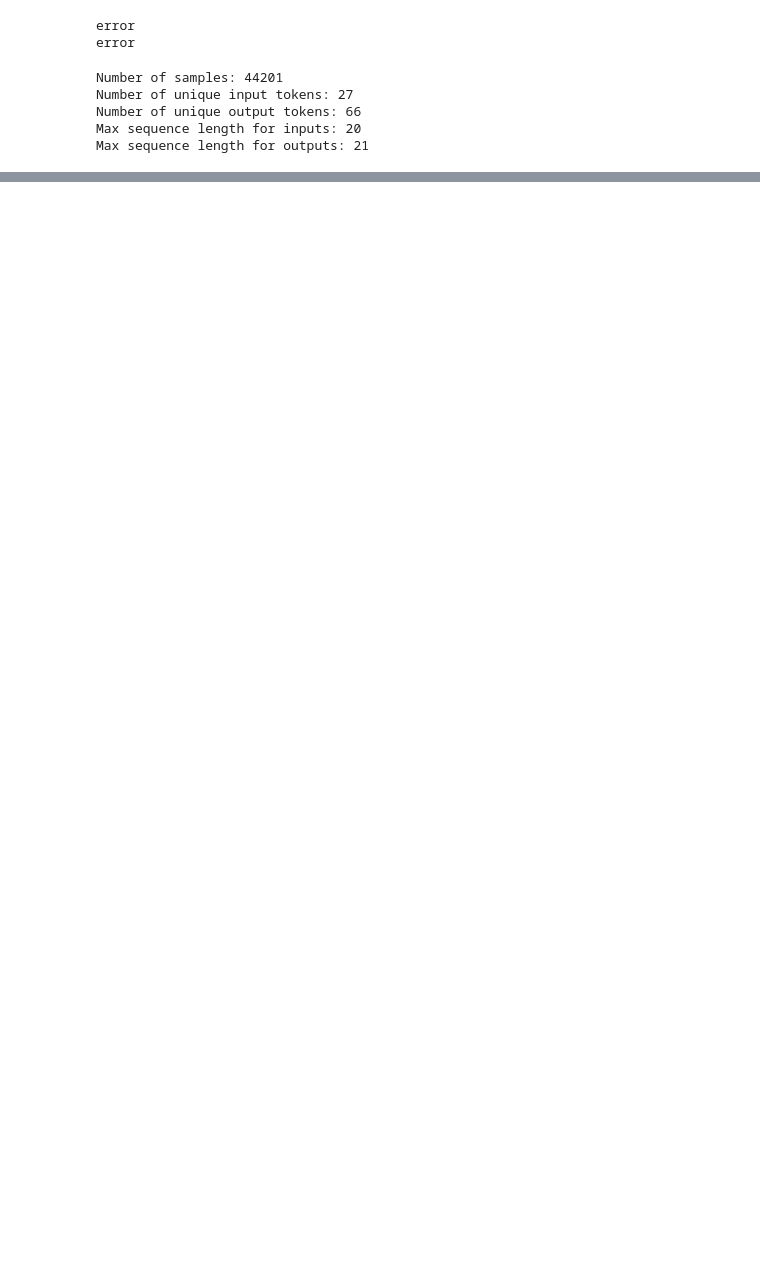
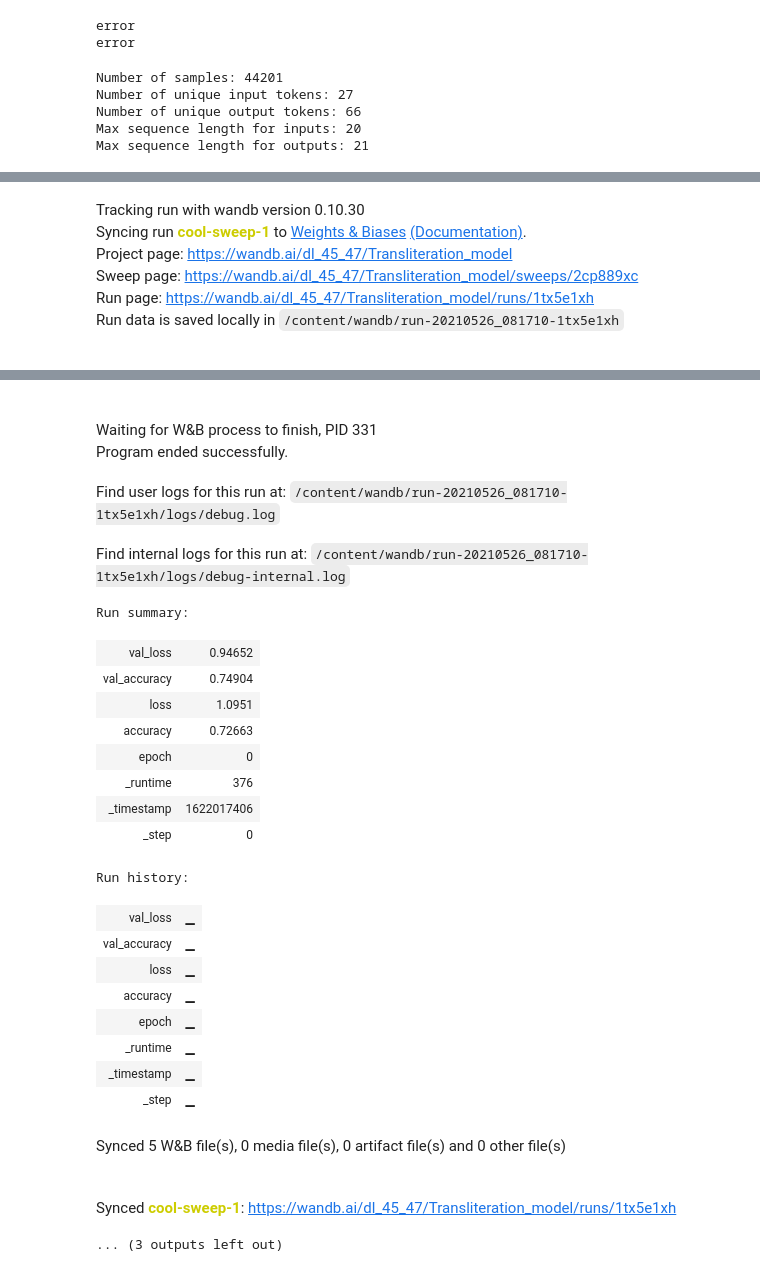
Before and after one commit to DL-45-47/Assignment-3_RNN, a Jupyter notebook: RNN_EngToHindi.ipynb, the cells around one changed output, grey strips where cells are left out. Cells and saved outputs as stored; diff of their text form; code cells hidden in the pictures; blank space fills up the shorter version.

Commit message:
Added sweep functionality to Seq2Seq Multi-layered models

```diff
--- a/RNN_EngToHindi.ipynb
+++ b/RNN_EngToHindi.ipynb
@@ -192,0 +298,3 @@ encoder_input_data.shape
+# %%
+  sweep_id = wandb.sweep(sweep_config, entity="dl_45_47", project="Transliteration_model")
+  #d7f2d3b3afd25dff68841ada514c88e687894723
@@ -247,4 +359,0 @@ plot_model(decoder_model, to_file='decoder_model.png', show_shapes=True)
-# %%
-model.compile(optimizer='rmsprop', loss='categorical_crossentropy', metrics=['accuracy'])
-# %%
-history = model.fit([encoder_input_data, decoder_input_data],decoder_target_data, epochs=15,validation_data=([encoder_input_val, decoder_input_val],decoder_target_val), batch_size=32)
@@ -354,0 +360,25 @@ KeyboardInterrupt: ignored
+# %%
+def GRU_model(config):
+  # Define an input sequence and process it.
+  encoder_inputs = Input(shape=(None, num_encoder_tokens))
+  encoder_inputs_1 = encoder_inputs
+  encoder_states_1 = []
+  for i in range(config.no_of_hidden_layers-1):
+    encoder_inputs_1, state_1 = (GRU(config.hidden_layers_size, return_sequences=True,return_state=True,dropout=config.regular_dropout, recurrent_dropout=config.recurrent_dropout,activation=config.regular_activation))(encoder_inputs_1)
+    encoder_states_1.append(state_1)
+  encoder_inputs_1, state_1 = (GRU(config.hidden_layers_size, return_state=True,dropout=config.regular_dropout, recurrent_dropout=config.recurrent_dropout,activation=config.regular_activation))(encoder_inputs_1)
+  encoder_states_1.append(state_1)
+
+  # Set up the decoder, using `encoder_states` as initial state.
+  decoder_inputs = Input(shape=(None, num_decoder_tokens))
+  decoder_inputs_1 = decoder_inputs
+  for i in range(config.no_of_hidden_layers):
+    decoder_inputs_1, _ = (GRU(config.hidden_layers_size, return_sequences=True,return_state=True,dropout=config.regular_dropout, recurrent_dropout=config.recurrent_dropout,activation=config.regular_activation))(decoder_inputs_1, initial_state=encoder_states_1[i])
+  decoder_dense = Dense(num_decoder_tokens, activation='softmax', kernel_regularizer=regularizers.l2(config.weight_decay))
+  decoder_outputs = decoder_dense(decoder_inputs_1)
+
+   # Define the model that will turn
+  # `encoder_input_data` & `decoder_input_data` into `decoder_target_data`
+  model = Model([encoder_inputs, decoder_inputs], decoder_outputs)
+
+  return model
@@ -354,0 +430,4 @@ KeyboardInterrupt: ignored
+# %%
+# 18 May
+wandb.agent(sweep_id, train)
+# %% [output]
@@ -354,0 +446,6 @@ KeyboardInterrupt: ignored
+Tracking run with wandb version 0.10.30
+Syncing run cool-sweep-1 to Weights & Biases (Documentation).
+Project page: https://wandb.ai/dl_45_47/Transliteration_model
+Sweep page: https://wandb.ai/dl_45_47/Transliteration_model/sweeps/2cp889xc
+Run page: https://wandb.ai/dl_45_47/Transliteration_model/runs/1tx5e1xh
+Run data is saved locally in /content/wandb/run-20210526_081710-1tx5e1xh
@@ -354,0 +453,25 @@ KeyboardInterrupt: ignored
+Waiting for W&B process to finish, PID 331
+Program ended successfully.
+Find user logs for this run at: /content/wandb/run-20210526_081710-1tx5e1xh/logs/debug.log
+Find internal logs for this run at: /content/wandb/run-20210526_081710-1tx5e1xh/logs/debug-internal.log
+Run summary:
+| val_loss | 0.94652 |
+| val_accuracy | 0.74904 |
+| loss | 1.0951 |
+| accuracy | 0.72663 |
+| epoch | 0 |
+| _runtime | 376 |
+| _timestamp | 1622017406 |
+| _step | 0 |
+Run history:
+| val_loss | ▁ |
+| val_accuracy | ▁ |
+| loss | ▁ |
+| accuracy | ▁ |
+| epoch | ▁ |
+| _runtime | ▁ |
+| _timestamp | ▁ |
+| _step | ▁ |
+Synced 5 W&B file(s), 0 media file(s), 0 artifact file(s) and 0 other file(s)
+Synced cool-sweep-1: https://wandb.ai/dl_45_47/Transliteration_model/runs/1tx5e1xh
+... (3 outputs left out)
```
Also changed, not shown: parts of 25 cells of this notebook.
